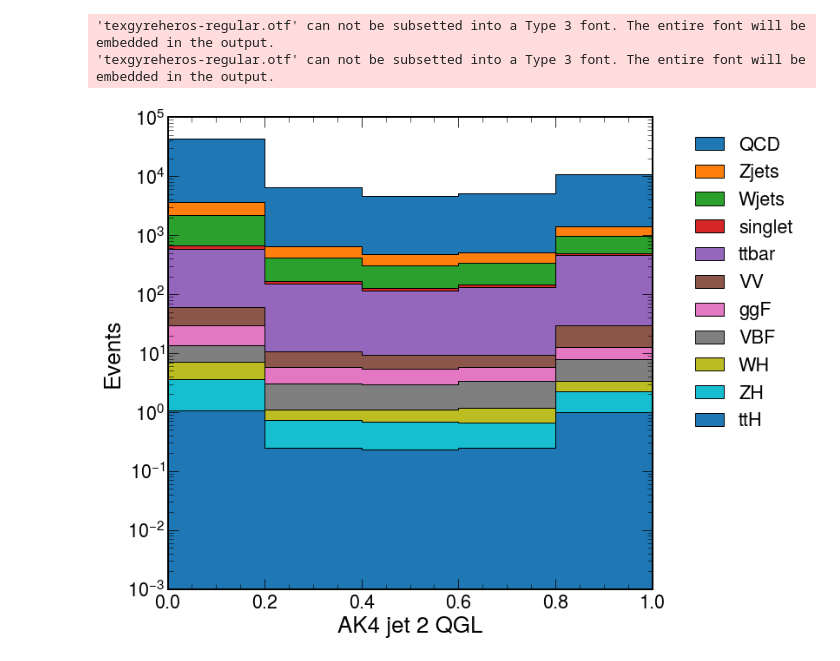
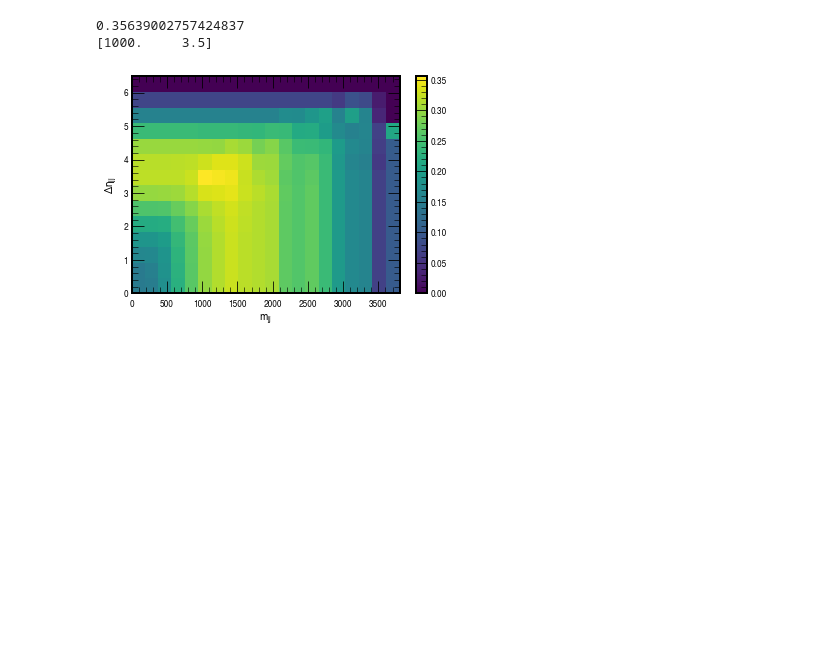
Before and after one commit to jennetd/hbb-cut-based, a Jupyter notebook: vbf-category/opt-cuts.ipynb, the cells around one changed output. Saved outputs shown, nothing was run; the diff lists cells and outputs as text; code cells hidden in the pictures; blank space fills up the shorter version.

```diff
--- a/vbf-category/opt-cuts.ipynb
+++ b/vbf-category/opt-cuts.ipynb
@@ -1,14 +1,9 @@
 # %%
 import os, subprocess
 import json
-import uproot
+import uproot3
 import awkward as ak
 import numpy as np
 from coffea import processor, util, hist
 
-%matplotlib inline
-import matplotlib.pyplot as plt
-from cycler import cycler
-
-import mplhep as hep
-plt.style.use([hep.style.ROOT, hep.style.CMS])
+from plotter import *
@@ -224,9 +70,3 @@ plot_overlay(x,'qgl2')
-# %%
-plot_stack(x,'qgl2')
-# %% [output]
-'texgyreheros-regular.otf' can not be subsetted into a Type 3 font. The entire font will be embedded in the output.
-'texgyreheros-regular.otf' can not be subsetted into a Type 3 font. The entire font will be embedded in the output.
-[figure, removed]
 # %%
 templates_window=templates.sum('qgl1','qgl2').integrate('msd1',int_range=slice(mbb_min,mbb_max))
 # %%
@@ -235,33 +75,38 @@ if year == '2017':
     cuts = []
     sigs = []
 
     deta_slices = [i*0.5 for i in range(0,14)]
     mjj_slices = [i*200 for i in range(0,20)]
 
     for deta in deta_slices:
         for mjj in mjj_slices:
             sliced = templates_window.integrate('deta',int_range=slice(deta,7)).integrate('mjj',int_range=slice(mjj,4000))
             s = sliced.values()[('VBF',)]
             b = sliced.values()[('ggF',)] + sliced.values()[('ZH',)] + sliced.values()[('WH',)] + sliced.values()[('ttH',)]
             b += sliced.values()[('QCD',)] + sliced.values()[('Wjets',)] + sliced.values()[('Zjets',)] + sliced.values()[('VV',)] + sliced.values()[('ttbar',)] + sliced.values()[('singlet',)]
 
             sigs += [significance(s,b)]
             cuts += [[mjj, deta]]
 
     cuts = np.array(cuts)
     print(max(sigs))
     print(cuts[np.argmax(sigs)])
     mjj_cut = cuts[np.argmax(sigs)][0]
     deta_cut = cuts[np.argmax(sigs)][1]
 
     plt.hist2d(cuts[:,0], cuts[:,1], density=False, weights=sigs, bins=[20,14]);
     plt.xlabel('$m_{jj}$');
     plt.ylabel('$\Delta\eta_{jj}$');
+    plt.colorbar()
     plt.savefig(year+'/plot-all/vbfsigs_2d.png')
 
 else:
     mjj_cut = 1000.
     deta_cut = 3.5
+# %% [output]
+0.35639002757424837
+[1000.     3.5]
+[figure, added]
 # %%
 sr = templates_window.integrate('deta',int_range=slice(deta_cut,7)).integrate('mjj',int_range=slice(mjj_cut,4000)).values()
 yield_plot(sr, 'vbf')
```
Also changed, not shown: parts of 28 cells of this notebook, 22 other files.
